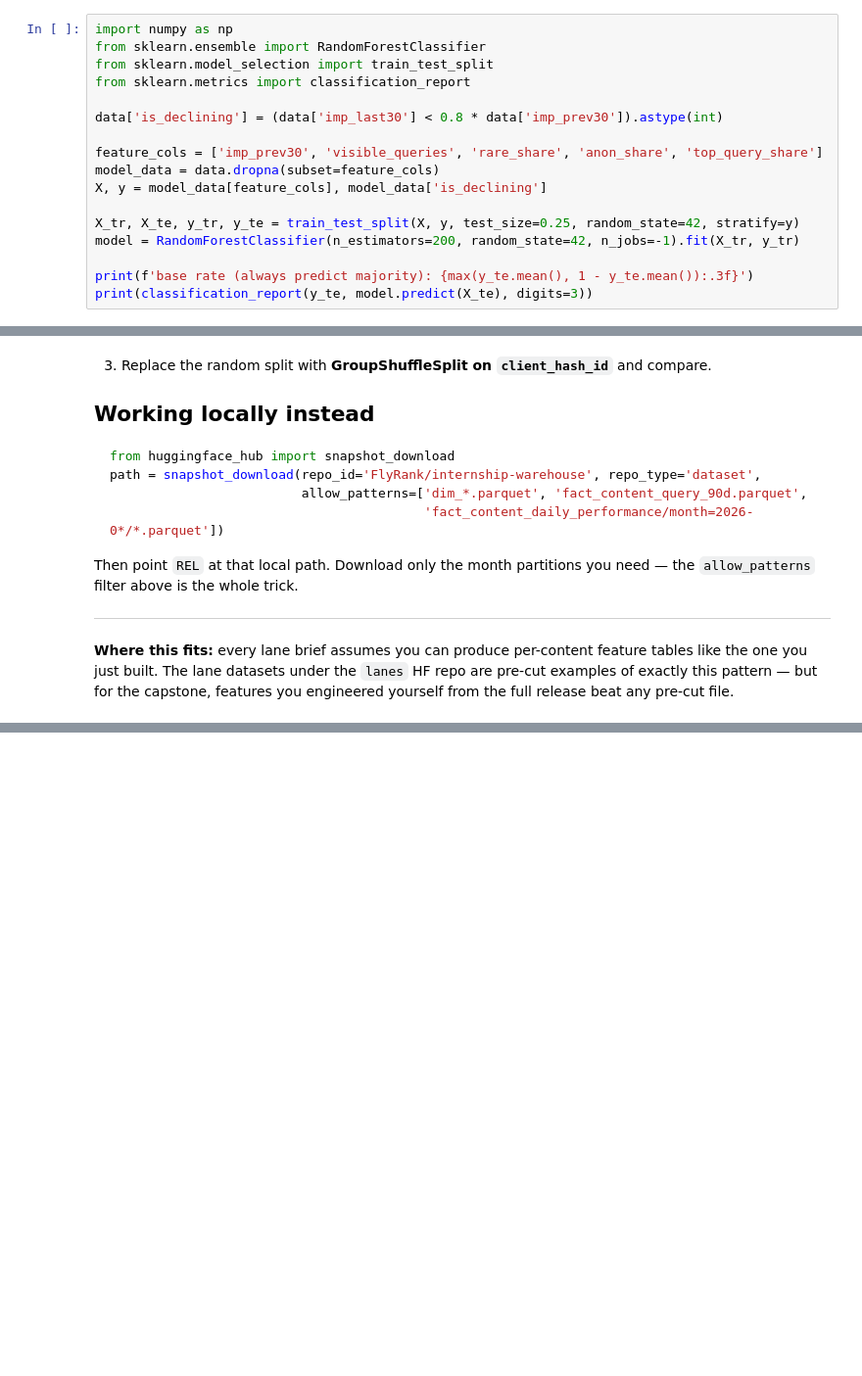
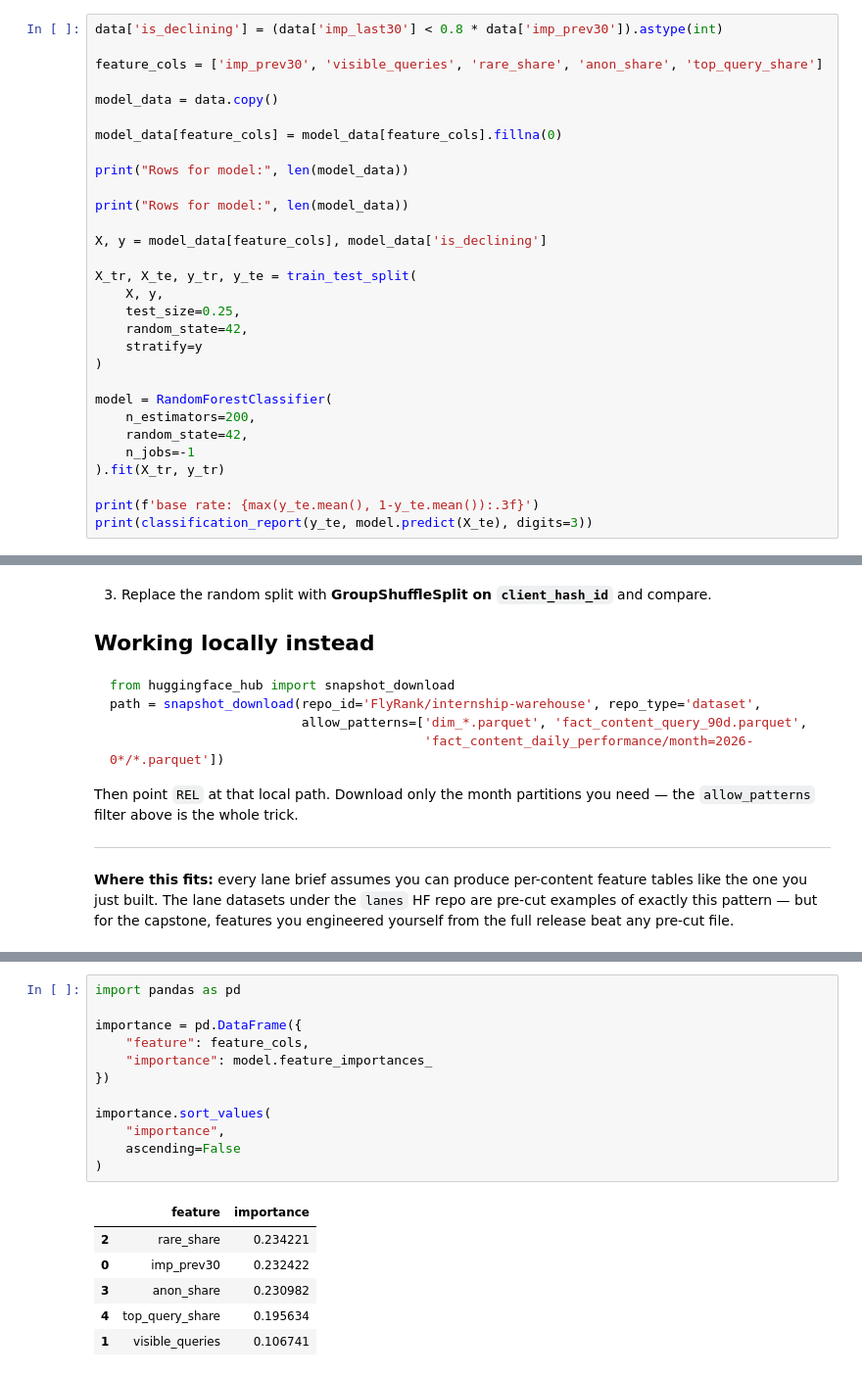
Before and after one commit to Ahmed-coder874/flyrank-ml-internship, a Jupyter notebook: notebooks/03_working_with_the_full_release.ipynb, the cells around one changed output, grey strips where cells are left out. Shown at 98% size. Saved outputs shown, nothing was run; the diff lists cells and outputs as text; blank space fills up the shorter version.

```diff
--- a/notebooks/03_working_with_the_full_release.ipynb
+++ b/notebooks/03_working_with_the_full_release.ipynb
@@ -136,19 +203,32 @@ that exist **before** the window we predict. (Momentum features from the last 30
 a label defined on those same 30 days would be leakage — so here the features come from the
 prev-30 window and query-mix, and the label from the last-30 outcome.)
 # %%
-import numpy as np
-from sklearn.ensemble import RandomForestClassifier
-from sklearn.model_selection import train_test_split
-from sklearn.metrics import classification_report
-
 data['is_declining'] = (data['imp_last30'] < 0.8 * data['imp_prev30']).astype(int)
 
 feature_cols = ['imp_prev30', 'visible_queries', 'rare_share', 'anon_share', 'top_query_share']
-model_data = data.dropna(subset=feature_cols)
+
+model_data = data.copy()
+
+model_data[feature_cols] = model_data[feature_cols].fillna(0)
+
+print("Rows for model:", len(model_data))
+
+print("Rows for model:", len(model_data))
+
 X, y = model_data[feature_cols], model_data['is_declining']
 
-X_tr, X_te, y_tr, y_te = train_test_split(X, y, test_size=0.25, random_state=42, stratify=y)
-model = RandomForestClassifier(n_estimators=200, random_state=42, n_jobs=-1).fit(X_tr, y_tr)
+X_tr, X_te, y_tr, y_te = train_test_split(
+    X, y,
+    test_size=0.25,
+    random_state=42,
+    stratify=y
+)
 
-print(f'base rate (always predict majority): {max(y_te.mean(), 1 - y_te.mean()):.3f}')
+model = RandomForestClassifier(
+    n_estimators=200,
+    random_state=42,
+    n_jobs=-1
+).fit(X_tr, y_tr)
+
+print(f'base rate: {max(y_te.mean(), 1-y_te.mean()):.3f}')
 print(classification_report(y_te, model.predict(X_te), digits=3))
@@ -183,0 +297,19 @@ release beat any pre-cut file.
+# %%
+import pandas as pd
+
+importance = pd.DataFrame({
+    "feature": feature_cols,
+    "importance": model.feature_importances_
+})
+
+importance.sort_values(
+    "importance",
+    ascending=False
+)
+# %% [output]
+|  | feature | importance |
+| 2 | rare_share | 0.234221 |
+| 0 | imp_prev30 | 0.232422 |
+| 3 | anon_share | 0.230982 |
+| 4 | top_query_share | 0.195634 |
+| 1 | visible_queries | 0.106741 |
```
Also changed, not shown: parts of 13 cells of this notebook.
